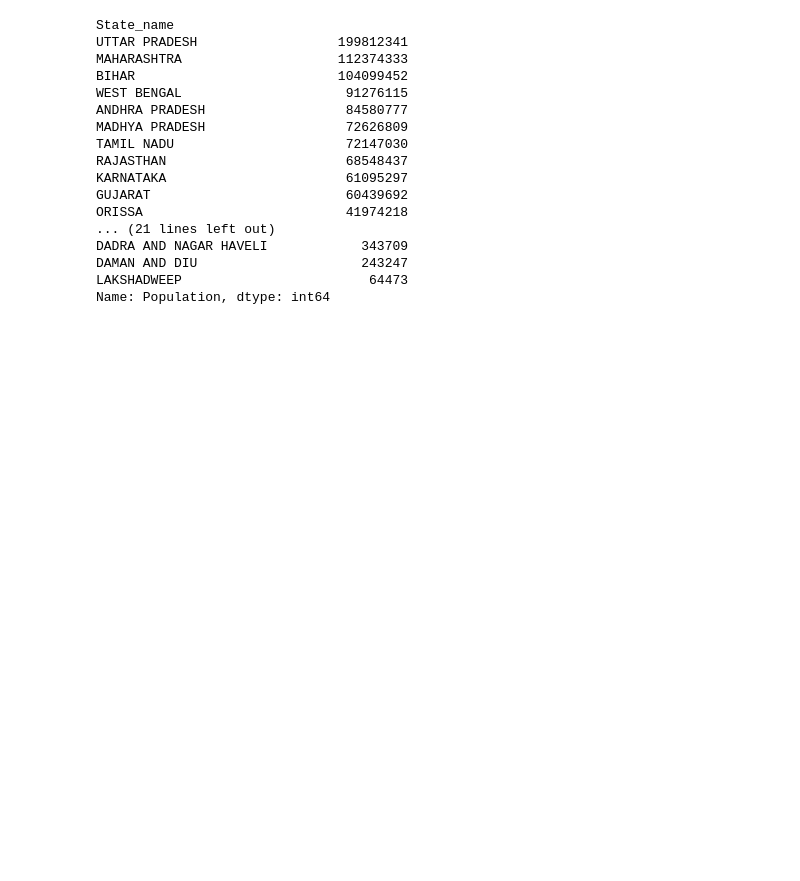
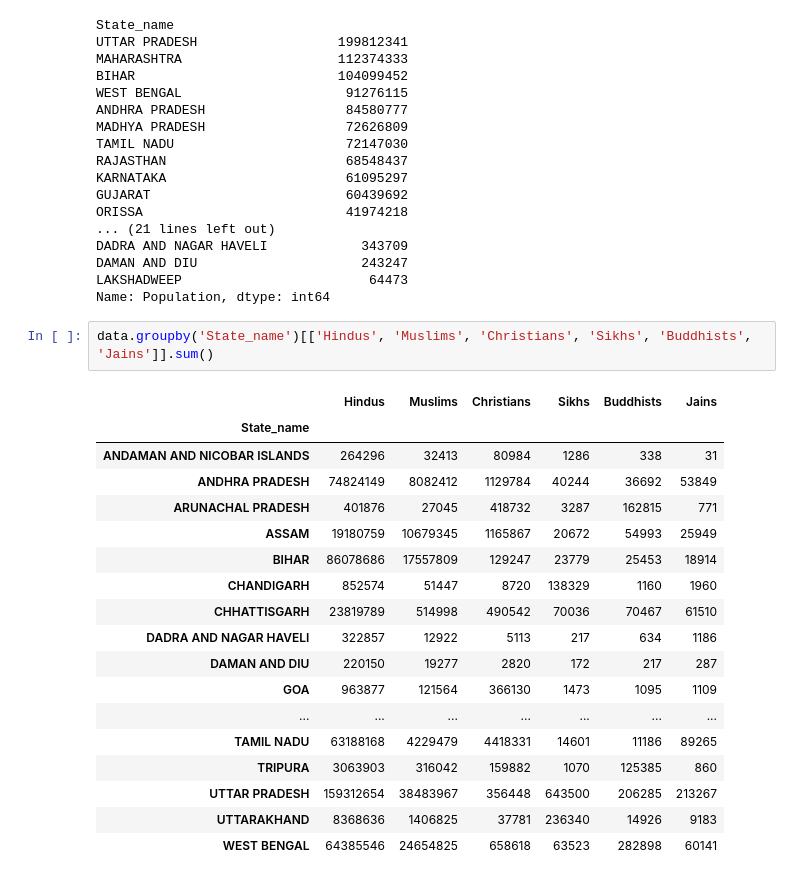
Before and after one commit to YonInsights/Project-7, a Jupyter notebook: Project-7.ipynb, the cells around one changed output. Saved outputs shown, nothing was run; the diff lists cells and outputs as text; blank space fills up the shorter version.

```diff
--- a/Project-7.ipynb
+++ b/Project-7.ipynb
@@ -64,3 +64,24 @@ DADRA AND NAGAR HAVELI            343709
 DAMAN AND DIU                     243247
 LAKSHADWEEP                        64473
 Name: Population, dtype: int64
+# %%
+data.groupby('State_name')[['Hindus', 'Muslims', 'Christians', 'Sikhs', 'Buddhists', 'Jains']].sum()
+# %% [output]
+|  | Hindus | Muslims | Christians | Sikhs | Buddhists | Jains |
+| State_name |  |  |  |  |  |  |
+| ANDAMAN AND NICOBAR ISLANDS | 264296 | 32413 | 80984 | 1286 | 338 | 31 |
+| ANDHRA PRADESH | 74824149 | 8082412 | 1129784 | 40244 | 36692 | 53849 |
+| ARUNACHAL PRADESH | 401876 | 27045 | 418732 | 3287 | 162815 | 771 |
+| ASSAM | 19180759 | 10679345 | 1165867 | 20672 | 54993 | 25949 |
+| BIHAR | 86078686 | 17557809 | 129247 | 23779 | 25453 | 18914 |
+| CHANDIGARH | 852574 | 51447 | 8720 | 138329 | 1160 | 1960 |
+| CHHATTISGARH | 23819789 | 514998 | 490542 | 70036 | 70467 | 61510 |
+| DADRA AND NAGAR HAVELI | 322857 | 12922 | 5113 | 217 | 634 | 1186 |
+| DAMAN AND DIU | 220150 | 19277 | 2820 | 172 | 217 | 287 |
+| GOA | 963877 | 121564 | 366130 | 1473 | 1095 | 1109 |
+| ... | ... | ... | ... | ... | ... | ... |
+| TAMIL NADU | 63188168 | 4229479 | 4418331 | 14601 | 11186 | 89265 |
+| TRIPURA | 3063903 | 316042 | 159882 | 1070 | 125385 | 860 |
+| UTTAR PRADESH | 159312654 | 38483967 | 356448 | 643500 | 206285 | 213267 |
+| UTTARAKHAND | 8368636 | 1406825 | 37781 | 236340 | 14926 | 9183 |
+| WEST BENGAL | 64385546 | 24654825 | 658618 | 63523 | 282898 | 60141 |
```
Also changed, not shown: parts of 1 cell of this notebook.
